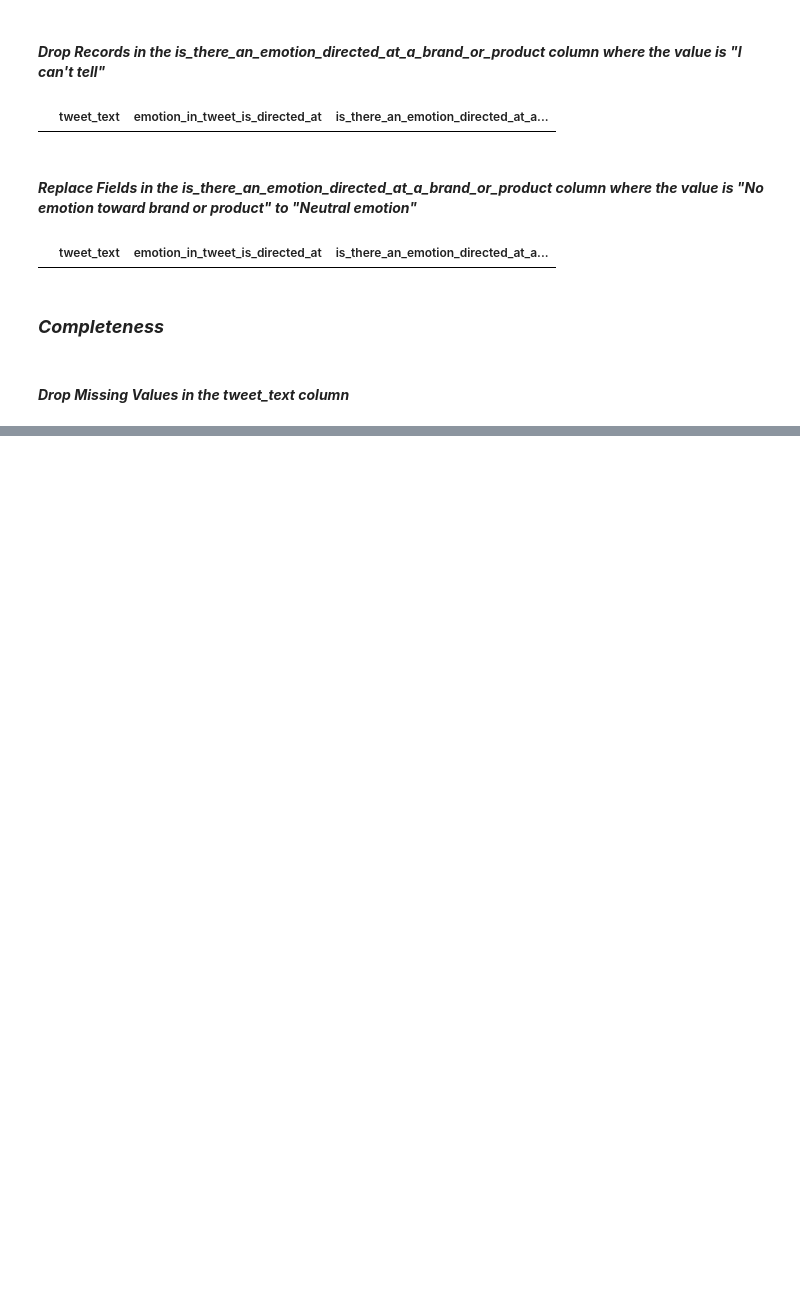
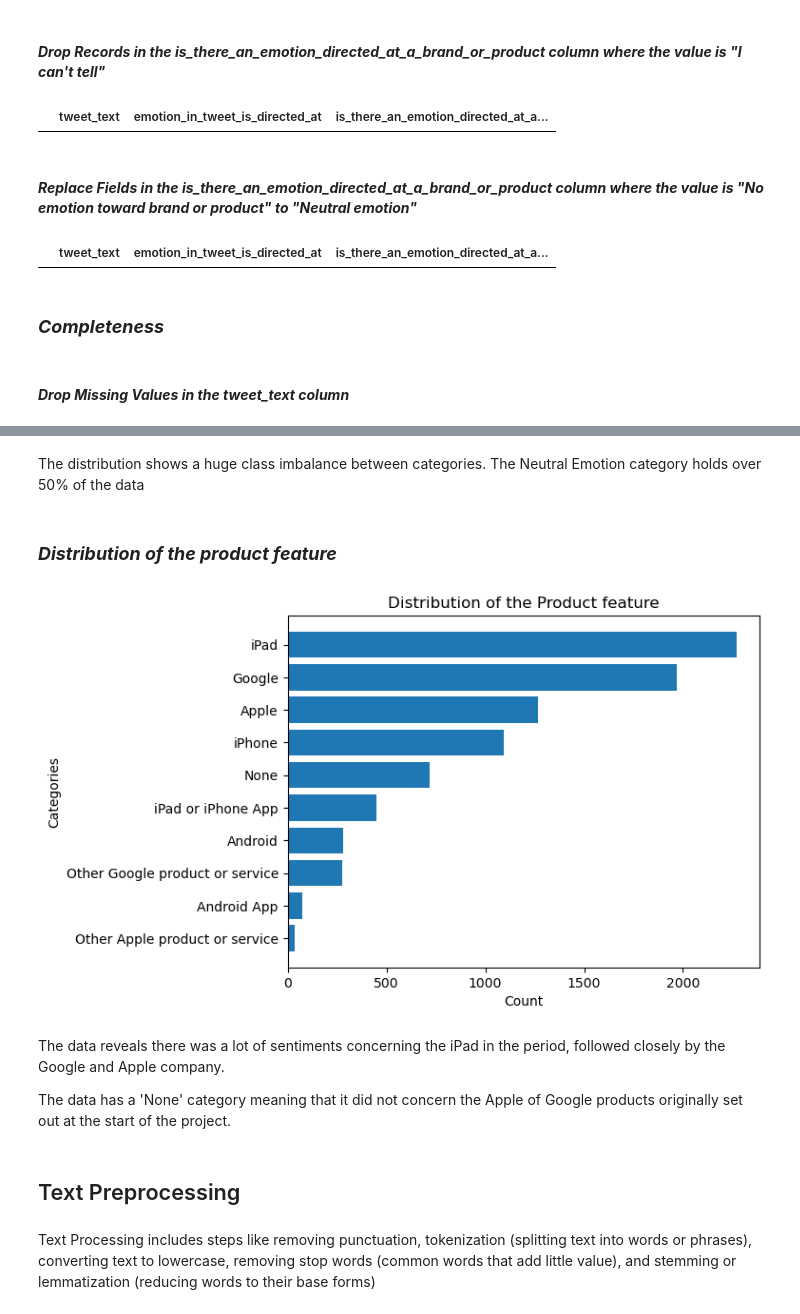
Before and after one commit to Kanyi254/sentiment-analysis, a Jupyter notebook: michael notebook.ipynb, the cells around one changed output, grey strips where cells are left out. Saved outputs shown, nothing was run; the diff lists cells and outputs as text; code cells hidden in the pictures; blank space fills up the shorter version.

```diff
--- a/michael notebook.ipynb
+++ b/michael notebook.ipynb
@@ -233,0 +389,16 @@ df[df['is_there_an_emotion_directed_at_a_brand_or_product'] == "No emotion towar
+# %% [markdown]
+The distribution shows a huge class imbalance between categories. The Neutral Emotion category holds over 50% of the data
+# %% [markdown]
+### ***Distribution of the *product* feature***
+# %%
+plot_bar('product', plot='barh')
+# %% [output]
+[figure, added]
+# %% [markdown]
+The data reveals there was a lot of sentiments concerning the iPad in the period, followed closely by the Google and Apple company.
+
+The data has a 'None' category meaning that it did not concern the Apple of Google products originally set out at the start of the project.
+# %% [markdown]
+## Text Preprocessing
+# %% [markdown]
+Text Processing includes steps like removing punctuation, tokenization (splitting text into words or phrases), converting text to lowercase, removing stop words (common words that add little value), and stemming or lemmatization (reducing words to their base forms)
```
Also changed, not shown: parts of 102 cells of this notebook.
